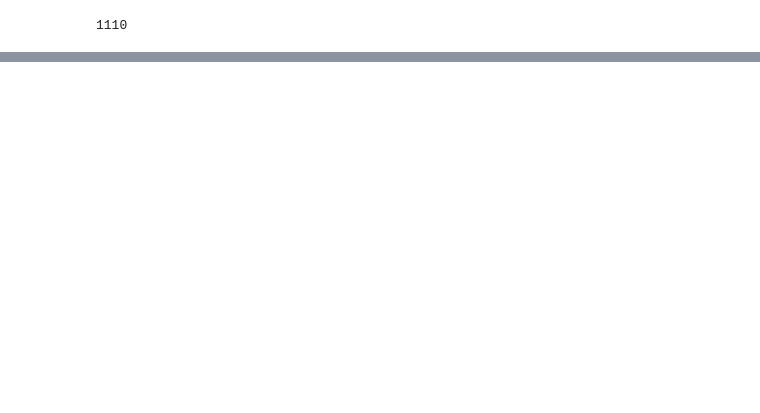
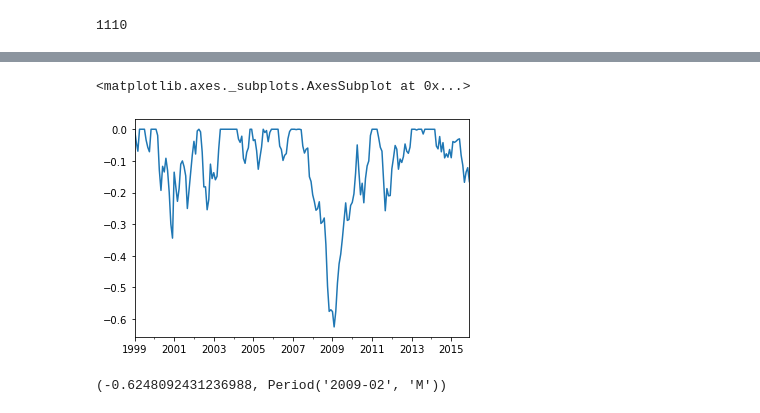
Before and after one commit to madhursharma/courses, a Jupyter notebook: py portfolio/notebooks_and_codem01_v02/nb/exercises/wk1.ipynb, the cells around one changed output, grey strips where cells are left out. Saved outputs shown, nothing was run; the diff lists cells and outputs as text; code cells hidden in the pictures; blank space fills up the shorter version.

```diff
--- a/py portfolio/notebooks_and_codem01_v02/nb/exercises/wk1.ipynb
+++ b/py portfolio/notebooks_and_codem01_v02/nb/exercises/wk1.ipynb
@@ -56,0 +179,14 @@ np.round(1.1859, 2)
+# %%
+#Calculate peak to trough
+drawdowns = (cummRetHiLo20/previous_peaks -1  )
+drawdowns.plot()
+# %% [output]
+<matplotlib.axes._subplots.AxesSubplot at 0x...>
+[figure, added]
+# %%
+#get Max drawdown
+maxDraw = drawdowns.min()
+maxDrawDt = drawdowns.idxmin()
+maxDraw, maxDrawDt
+# %% [output]
+(-0.6248092431236988, Period('2009-02', 'M'))
```
Also changed, not shown: parts of 34 cells of this notebook, 8 other files.
